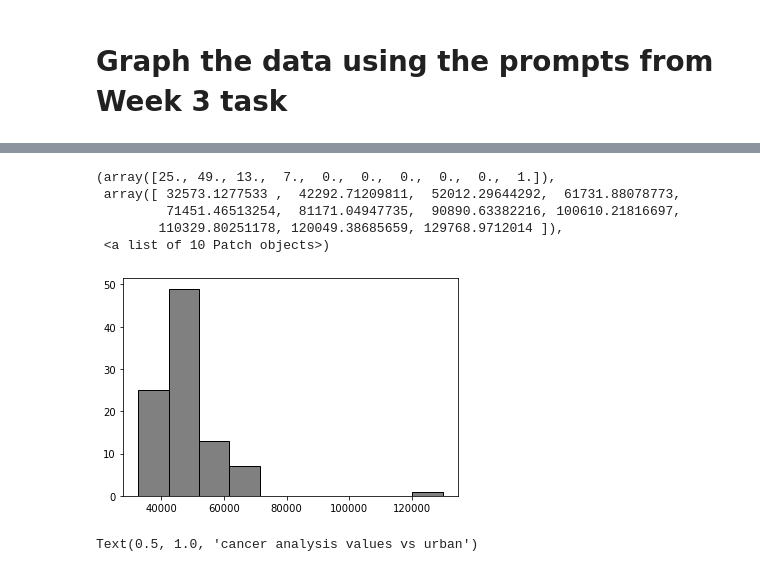
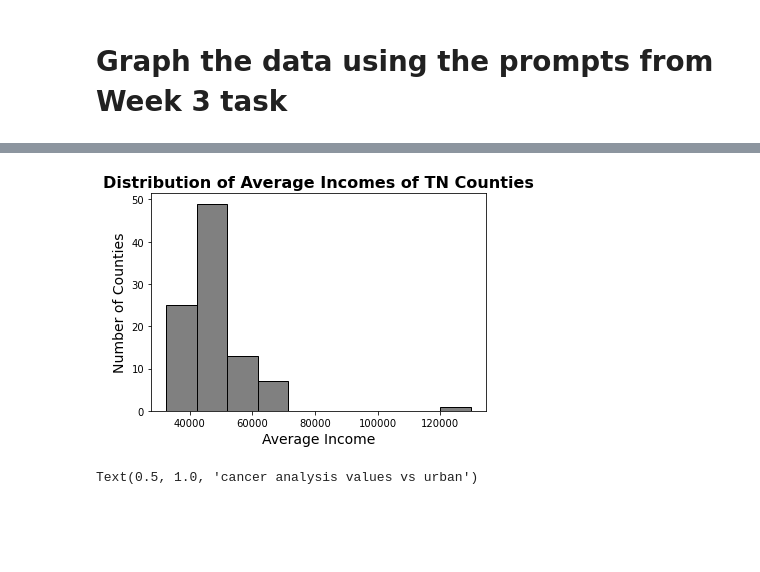
Before and after one commit to richardslogan95/data-science-essentials-3, a Jupyter notebook: LRR_notebooks/main.ipynb, the cells around one changed output, grey strips where cells are left out. Drawn from its saved outputs; the diff is of its cells as text; code cells hidden in the pictures; blank space fills up the shorter version.

```diff
--- a/LRR_notebooks/main.ipynb
+++ b/LRR_notebooks/main.ipynb
@@ -201,14 +262,12 @@ only_county_income.head(5)
 # %%
 # Create a histogram showing the distribution of average incomes across all counties in Tennessee.
 # Be sure to remove the Tennessee row prior to creating this histogram.
 plt.hist('avg_household_inc', data=only_county_income, color = 'gray', edgecolor = 'black')
+plt.ylabel('Number of Counties', fontsize = 14)
+plt.xlabel('Average Income', fontsize = 14)
+plt.title('Distribution of Average Incomes of TN Counties', fontsize = 16, fontweight = 'bold');
 # %% [output]
-(array([25., 49., 13.,  7.,  0.,  0.,  0.,  0.,  0.,  1.]),
- array([ 32573.1277533 ,  42292.71209811,  52012.29644292,  61731.88078773,
-         71451.46513254,  81171.04947735,  90890.63382216, 100610.21816697,
-        110329.80251178, 120049.38685659, 129768.9712014 ]),
- <a list of 10 Patch objects>)
-[figure, old version]
+[figure, new version]
 # %%
 # For both `tn_cancer_costs` and `tn_ha_costs`,
 # create boxplots and swarmplots comparing the distribution of analysis_value
```
Also changed, not shown: parts of 10 cells of this notebook, 5 other files.
